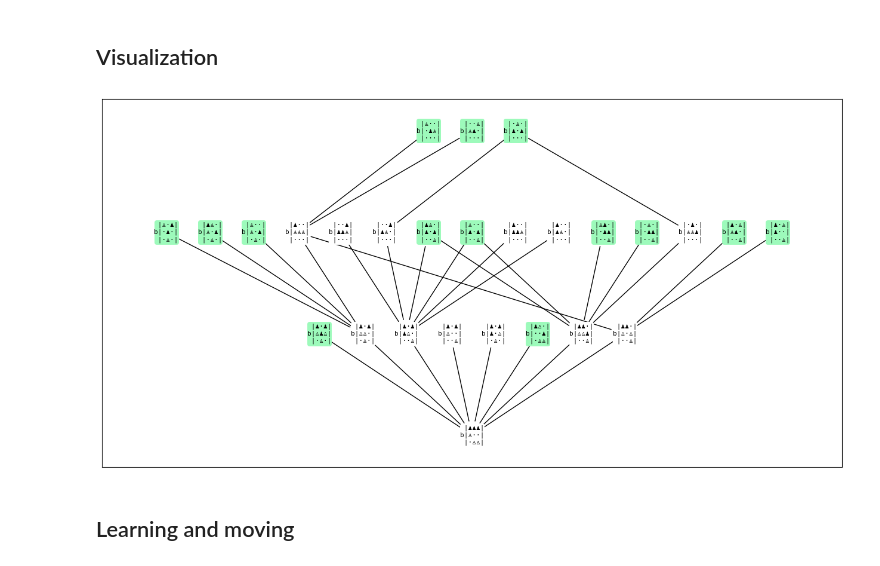
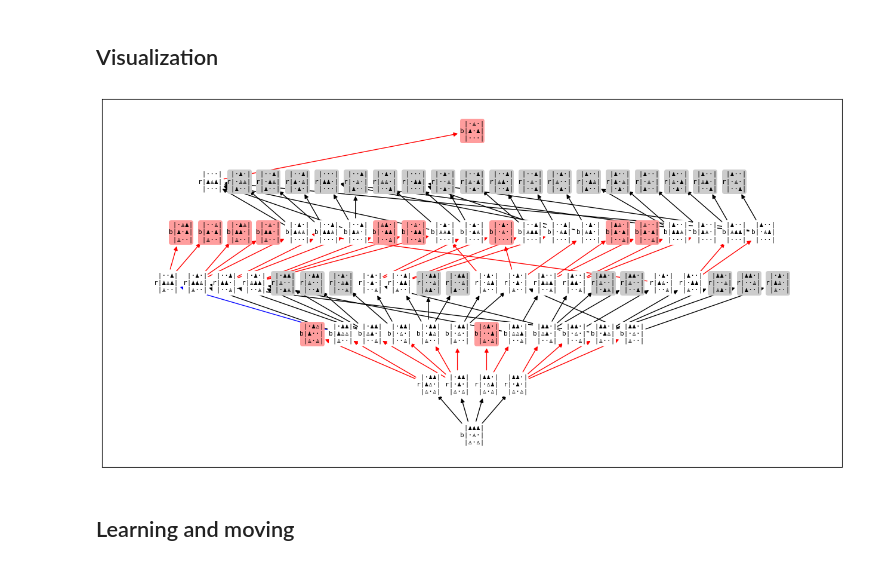
Before and after one commit to wwcohen/aihistory, a Jupyter notebook: hexapawn.ipynb, the cells around one changed output. Saved outputs shown, nothing was run; the diff lists cells and outputs as text; code cells hidden in the pictures.

```diff
--- a/hexapawn.ipynb
+++ b/hexapawn.ipynb
@@ -298,35 +241,45 @@ import matplotlib.pyplot as plt
 # add edge labels
 # swap to generated images as glyphs?
 
-LIGHT_RED = '#fa9d9d'
+LIGHT_RED = '#ff9d9d'
 LIGHT_GREEN = '#9dfabb'
-LIGHT_GRAY = '#ffffff'
+LIGHT_GRAY = '#cccccc'
+DARK_GRAY = '#f0f0f0'
+WHITE = '#ffffff'
 
-def viz(tree):
-  g = nx.Graph()
+def viz(tree:GameTree, unused_edges:set[tuple[State,State]] | None = None):
+  gr = nx.DiGraph()
+  # map a numeric index of a state to its 'rendering'
   idx = {
-      s:s.render_short()
+      s:s.render().replace('w', 'r')
       for i, s in enumerate(tree.children)
       }
-  state = {b:s for s, b in idx.items()}
+  # map the rendering back to the state
+  state = {r:s for s, r in idx.items()}
+  # add edges between state indices
   for parent, children in tree.children.items():
-    g.add_edges_from([(idx[parent], idx[child]) for child in children.values()])
+    gr.add_edges_from([(idx[parent], idx[child]) for child in children.values()])
+
+  # color positions by who wins
+  win_colormap = {0: WHITE, -1: LIGHT_GRAY, 1: LIGHT_RED}
+  node_colors = [win_colormap[state[r].winner] for r in gr]
+
+  # color edges by player
+  def edge_color(edge: tuple[int, int]) -> str:
+    parent, child = edge
+    if unused_edges is not None and (state[parent], state[child]) in unused_edges:
+      return 'b'
+    return 'k' if state[parent].to_play == -1 else 'r'
+  edge_colors = [edge_color(e) for e in gr.edges]
 
   plt.figure(figsize=(16, 8))
-  pos = nx.bfs_layout(g, start=idx[tree.root], align='horizontal', scale=20)
+  pos = nx.bfs_layout(gr, start=idx[tree.root], align='horizontal', scale=20)
   #pos = nx.forceatlas2_layout(g)
   #pos = nx.kamada_kawai_layout(g, scale=10000)
   #pos = nx.spectral_layout(g)
   #pos = nx.shell_layout(g)
-  def node_color(b):
-    return {0: LIGHT_GRAY, -1: LIGHT_RED, 1: LIGHT_GREEN}[state[b].winner]
-  node_colors = [node_color(b) for b in g]
   nx.draw_networkx(
-    g, pos=pos, arrows=True,
+    gr, pos=pos, arrows=True, edge_color=edge_colors,
     font_size=8, font_family='monospace', linewidths=5,
     node_size=600, node_color=node_colors, node_shape='s')
   plt.show()
-# %%
-viz(subtrees['a1 a2'].filter_root_player())
-# %% [output]
-[figure, removed]
@@ -335,2 +286,7 @@ viz(subtrees['a1 a2'].filter_root_player())
+# %%
+viz(subtrees['b1 b2'], bs.unused_moves())
+#bs.unused_moves()
+# %% [output]
+[figure, added]
 # %% [markdown]
 ## Learning and moving
```
Also changed, not shown: parts of 16 cells of this notebook.
